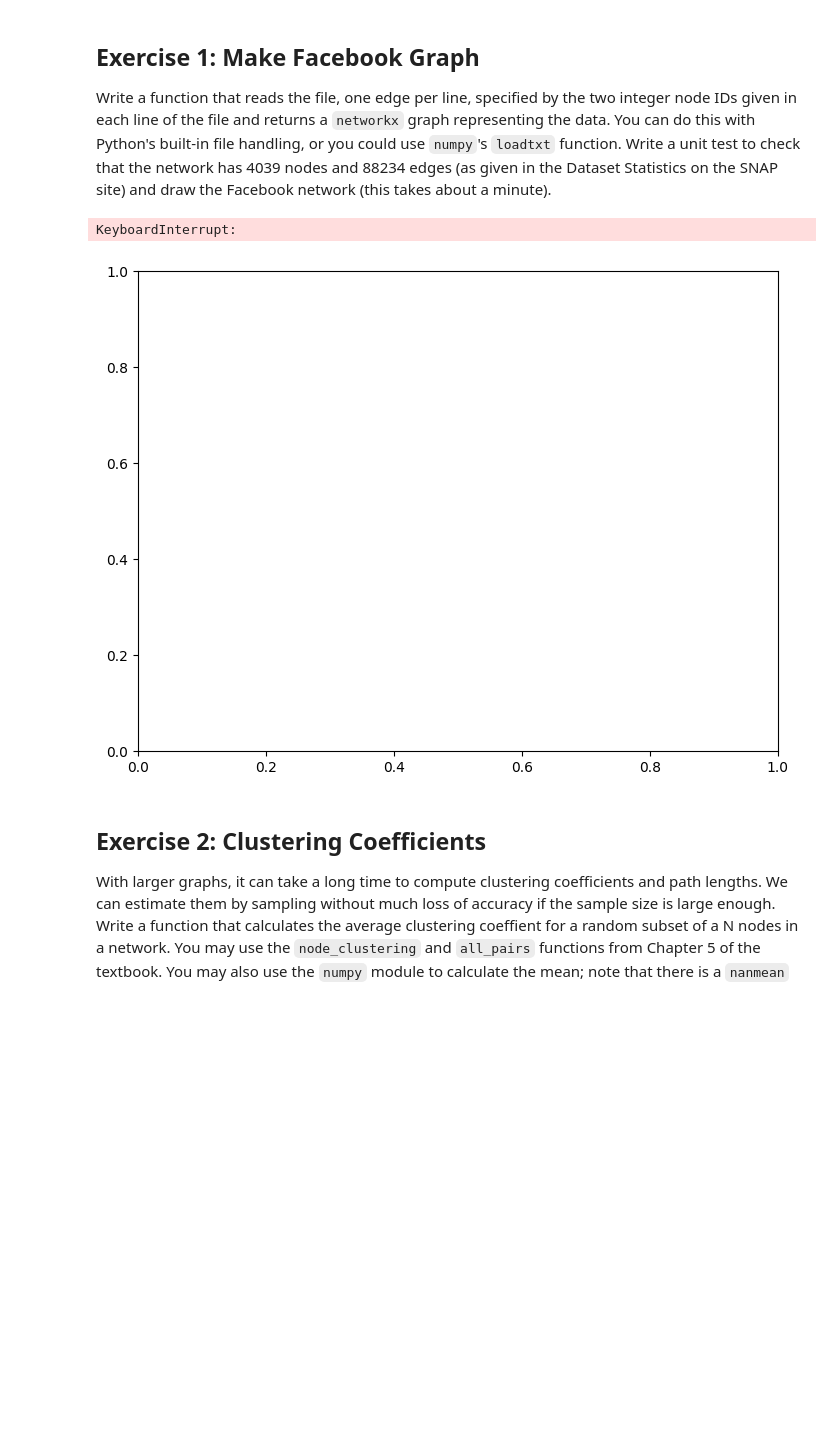
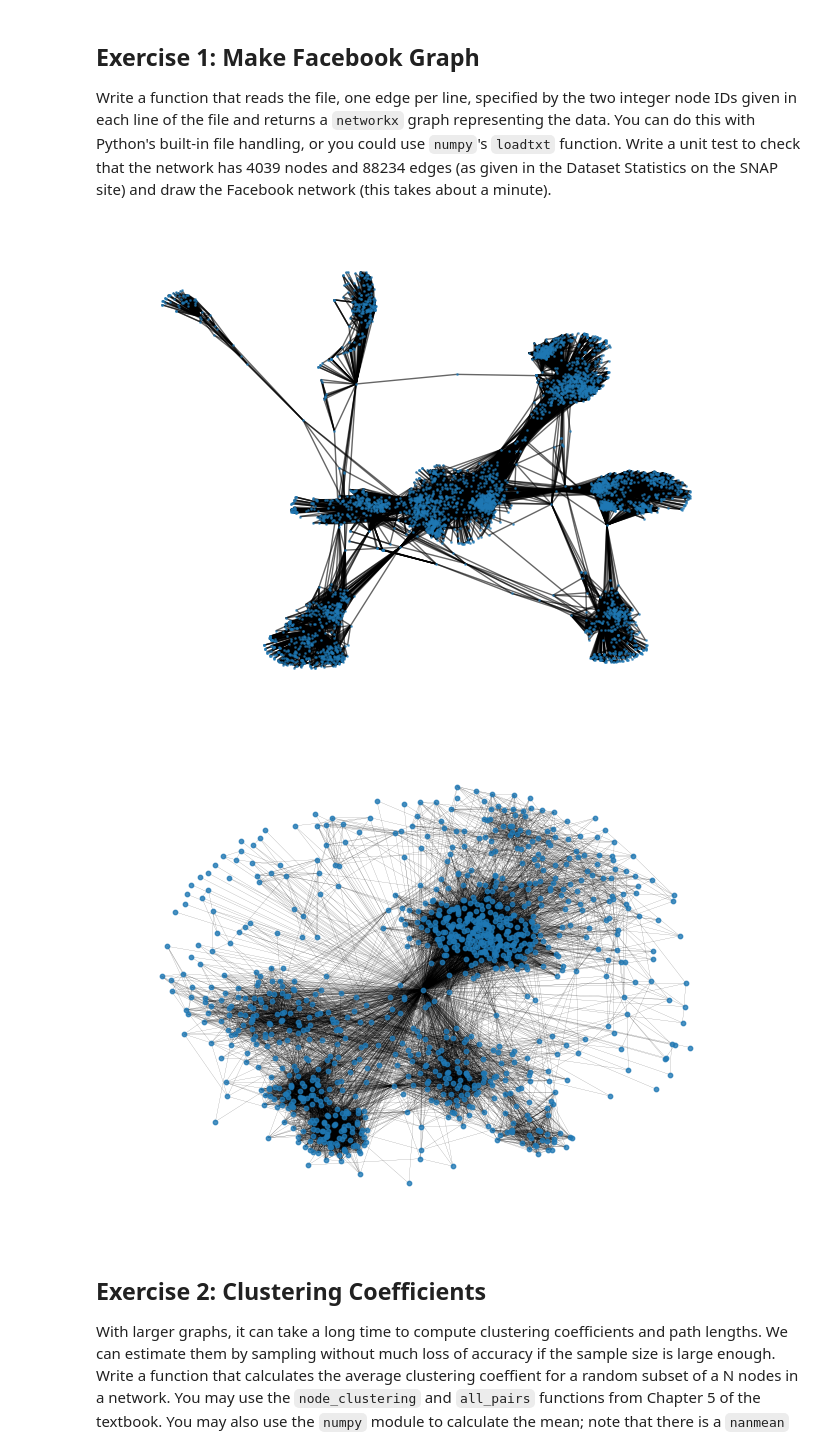
Before and after one commit to emkalan/comp215, a Jupyter notebook: labs/lab06_networks.ipynb, the cells around one changed output. Cells and saved outputs as stored; diff of their text form; code cells hidden in the pictures; blank space fills up the shorter version.

```diff
--- a/labs/lab06_networks.ipynb
+++ b/labs/lab06_networks.ipynb
@@ -46,39 +46,42 @@ def make_facebook_graph(filename="facebook_combined.txt"):
 
     Args:
         filename: The name of the file containing the Facebook data.
 
     Returns:
         A NetworkX graph representing the Facebook data.
     """
 
     graph = nx.Graph()
     with open(filename, 'r') as file:
         for line in file:
             u, v = map(int, line.strip().split())
             graph.add_edge(u, v)
     return graph
 
 def test_facebook_graph():
     """Tests the make_facebook_graph function."""
 
     graph = make_facebook_graph()
     assert graph.number_of_nodes() == 4039
     assert graph.number_of_edges() == 88234
 
 # the graph
 facebook_graph = make_facebook_graph()
-nx.draw(facebook_graph, node_size=1)
+nx.draw(facebook_graph, node_size=1, alpha=0.6)
 plt.show()
 
 # try subgraph
-num_nodes_to_draw = 100  # Adjust the number of nodes to draw
-nodes_to_draw = random.sample(list(facebook_graph.nodes()), num_nodes_to_draw)
+central_node = max(nx.degree_centrality(facebook_graph), key=nx.degree_centrality(facebook_graph).get)  #  node with highest degree centrality
+neighbors = list(facebook_graph.neighbors(central_node))
+num_nodes_to_draw = 1000  # A
+nodes_to_draw = random.sample(neighbors, num_nodes_to_draw - 1)  #  neighbors
+nodes_to_draw.append(central_node)  #  the central node
 subgraph = facebook_graph.subgraph(nodes_to_draw)
-nx.draw(subgraph, with_labels=False, node_size=10, width=0.1, alpha=0.7)  # Adjust parameters as needed
+nx.draw(subgraph, with_labels=False, node_size=10, width=0.1, alpha=0.8)
 plt.show()
 # %% [output]
-KeyboardInterrupt:
-[figure, old version]
+[figure, new version]
+[figure, added]
 # %% [markdown]
 ## Exercise 2: Clustering Coefficients
 
```
Also changed, not shown: parts of 1 cell of this notebook.
